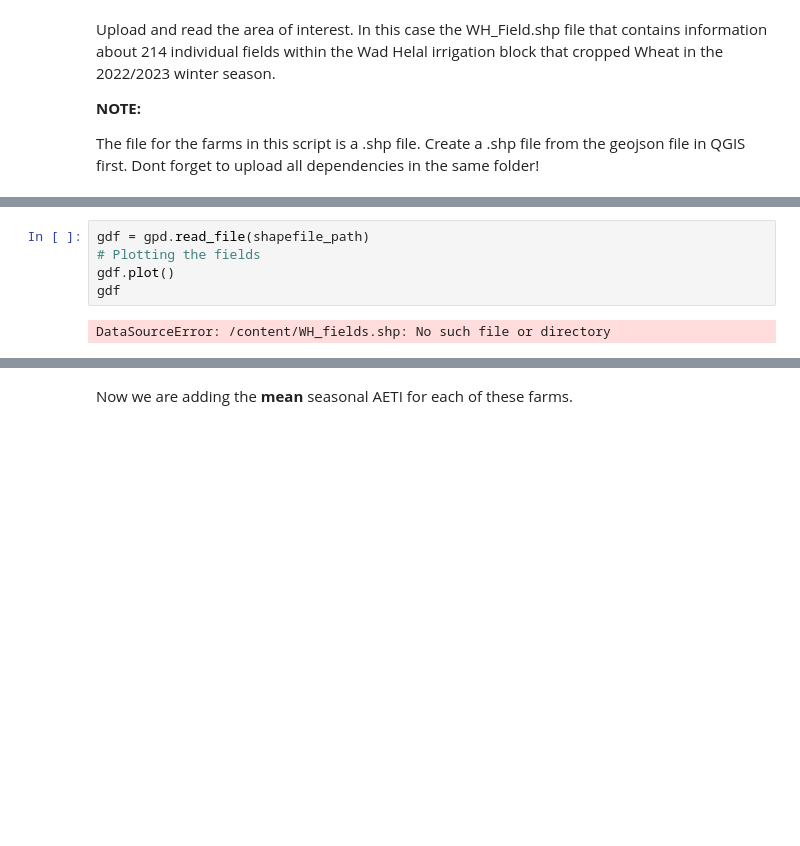
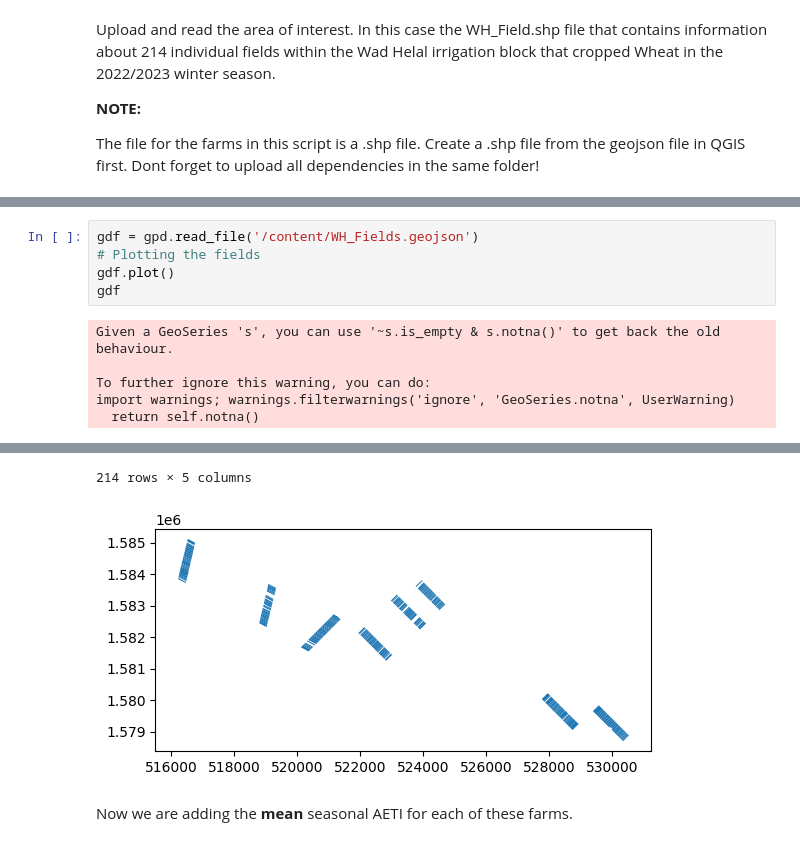
Before and after one commit to FrznPrchmArgh/WAPORRep, a Jupyter notebook: 3_Python_for_WaPOR/N03_Average_Seasonal_AETI_per_farm.ipynb, the cells around one changed output, grey strips where cells are left out. Cells and saved outputs as stored; diff of their text form; blank space fills up the shorter version.

```diff
--- a/3_Python_for_WaPOR/N03_Average_Seasonal_AETI_per_farm.ipynb
+++ b/3_Python_for_WaPOR/N03_Average_Seasonal_AETI_per_farm.ipynb
@@ -140,7 +157,11 @@ shapefile_path = '/content/WH_fields.shp'
 # %%
-gdf = gpd.read_file(shapefile_path)
+gdf = gpd.read_file('/content/WH_Fields.geojson')
 # Plotting the fields
 gdf.plot()
 gdf
 # %% [output]
-DataSourceError: /content/WH_fields.shp: No such file or directory
+Given a GeoSeries 's', you can use '~s.is_empty & s.notna()' to get back the old behaviour.
+
+To further ignore this warning, you can do:
+import warnings; warnings.filterwarnings('ignore', 'GeoSeries.notna', UserWarning)
+  return self.notna()
@@ -147,3 +180,5 @@ DataSourceError: /content/WH_fields.shp: No such file or directory
+214 rows × 5 columns
+[figure, added]
 # %% [markdown]
 Now we are adding the **mean** seasonal AETI for each of these farms.
 # %%
```
Also changed, not shown: parts of 7 cells of this notebook.
